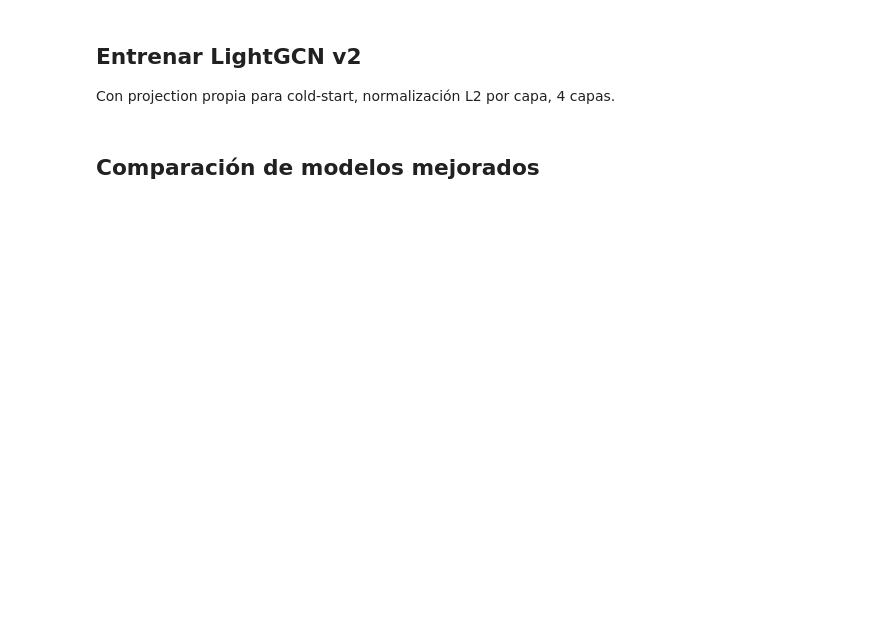
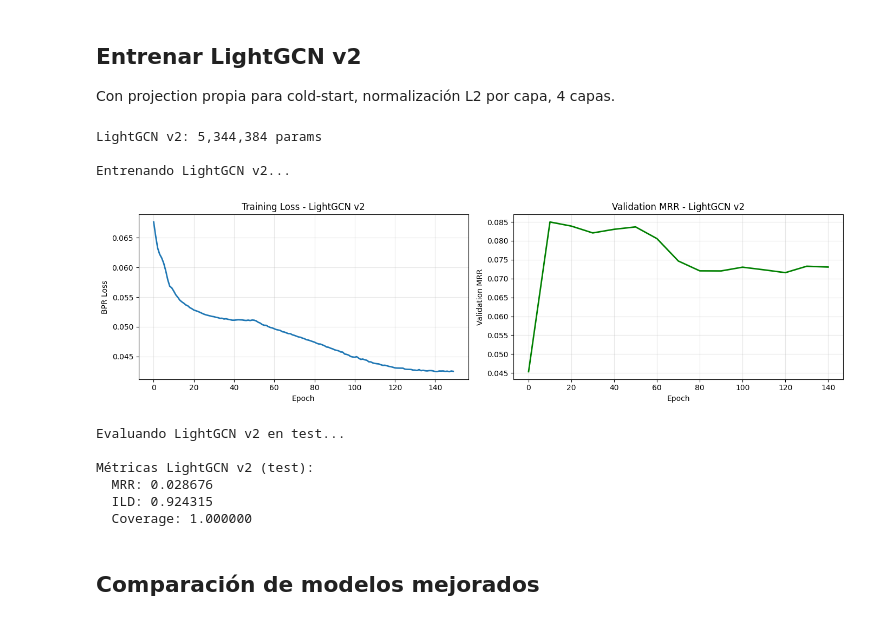
Before and after one commit to aLotOfGluten/IIC3633-Proyecto, a Jupyter notebook: midterm/Cold_Start_Recomendacion_Online_v2.ipynb, the cells around one changed output. Cells and saved outputs as stored; diff of their text form; code cells hidden in the pictures; blank space fills up the shorter version.

```diff
--- a/midterm/Cold_Start_Recomendacion_Online_v2.ipynb
+++ b/midterm/Cold_Start_Recomendacion_Online_v2.ipynb
@@ -458,7 +458,6 @@ class LightGCNV2(nn.Module):
         self.num_users = num_users
         self.num_items = num_items
         self.user_embedding = nn.Embedding(num_users, embedding_dim)
-        self.item_embedding = nn.Embedding(num_items, embedding_dim)
         self.convs = nn.ModuleList([LGConv() for _ in range(num_layers)])
 
         self.cold_start_projection = nn.Sequential(
@@ -468,15 +467,18 @@ class LightGCNV2(nn.Module):
         )
 
         nn.init.xavier_uniform_(self.user_embedding.weight)
-        nn.init.xavier_uniform_(self.item_embedding.weight)
 
-    def forward(self, edge_index):
-        x = torch.cat([self.user_embedding.weight, self.item_embedding.weight], dim=0)
+    def forward(self, edge_index, item_features):
+        user_emb = self.user_embedding.weight
+        item_emb = self.cold_start_projection(item_features)
+        x = torch.cat([user_emb, item_emb], dim=0)
+
         all_emb = [x]
         for conv in self.convs:
             x = conv(x, edge_index)
             x = F.normalize(x, p=2, dim=1)
             all_emb.append(x)
+
         final = torch.stack(all_emb, dim=0).mean(dim=0)
         return final[:self.num_users], final[self.num_users:]
 
@@ -817,7 +856,7 @@ for epoch in tqdm(range(MAX_EPOCHS)):
     model_lightgcn.train()
     optimizer.zero_grad()
 
-    user_emb, item_emb = model_lightgcn(train_edge_index)
+    user_emb, item_emb = model_lightgcn(train_edge_index, train_item_embeddings_bert)
 
     user_ids = train_df['user_idx'].values
     item_ids = train_df['item_idx'].values
@@ -850,7 +889,7 @@ for epoch in tqdm(range(MAX_EPOCHS)):
     losses_lightgcn.append(loss.item())
 
     if epoch % 10 == 0:
-        recs_val, gt_val = evaluate_cold_start_v2(
+        recs_val, gt_val, active_users_val = evaluate_cold_start_v2(
             model_lightgcn, train_edge_index,
             train_item_embeddings_bert, val_item_embeddings_bert,
             val_df, False, True, 10
@@ -865,35 +904,47 @@ for epoch in tqdm(range(MAX_EPOCHS)):
 
 model_lightgcn.load_state_dict({k: v.to(device) for k, v in early_stopping.best_model_state.items()})
 
 plt.figure(figsize=(14, 4))
 plt.subplot(1, 2, 1)
 plt.plot(losses_lightgcn, linewidth=2)
 plt.xlabel('Epoch')
 plt.ylabel('BPR Loss')
 plt.title('Training Loss - LightGCN v2')
 plt.grid(True, alpha=0.3)
 
 plt.subplot(1, 2, 2)
 plt.plot(range(0, len(losses_lightgcn), 10)[:len(val_mrrs_lg)], val_mrrs_lg, linewidth=2, color='green')
 plt.xlabel('Epoch')
 plt.ylabel('Validation MRR')
 plt.title('Validation MRR - LightGCN v2')
 plt.grid(True, alpha=0.3)
 plt.tight_layout()
 plt.show()
 
 print("\nEvaluando LightGCN v2 en test...")
-recs_lightgcn, _ = evaluate_cold_start_v2(
+recs_lightgcn_raw, gt_lightgcn, active_users_lightgcn = evaluate_cold_start_v2(
     model_lightgcn, train_edge_index,
     train_item_embeddings_bert, test_item_embeddings_bert,
     test_df, False, True, 10
 )
 
-metrics_lightgcn = compute_metrics(recs_lightgcn, gt, num_test_items)
+recs_lightgcn = {u: recs_lightgcn_raw.get(u, []) for u in test_user_ids}
+metrics_lightgcn = compute_metrics(recs_lightgcn, gt_test, num_test_items)
 
 print("\nMétricas LightGCN v2 (test):")
 for k, v in metrics_lightgcn.items():
     print(f"  {k}: {v:.6f}")
+# %% [output]
+LightGCN v2: 5,344,384 params
+
+Entrenando LightGCN v2...
+[figure, added]
+Evaluando LightGCN v2 en test...
+
+Métricas LightGCN v2 (test):
+  MRR: 0.028676
+  ILD: 0.924315
+  Coverage: 1.000000
 # %% [markdown]
 ## Comparación de modelos mejorados
 # %%
```
Also changed, not shown: parts of 9 cells of this notebook.
